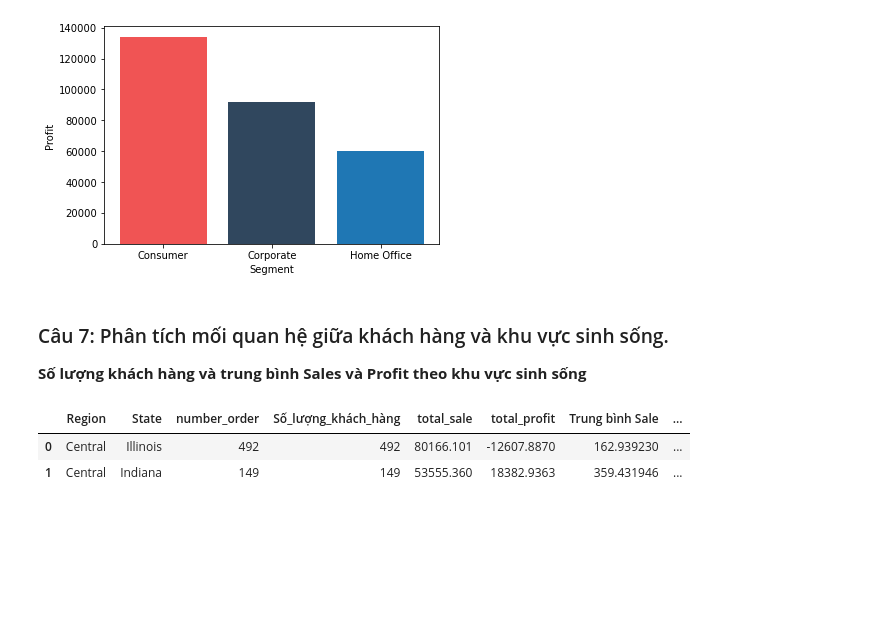
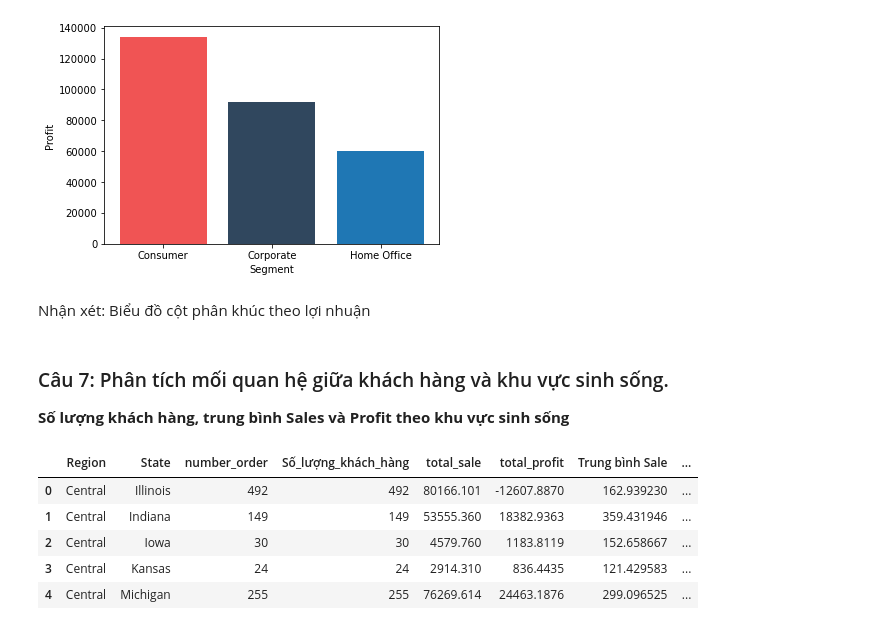
Before and after one commit to khangnl24112002/DataVisualization_Group02_Lab01, a Jupyter notebook: main.ipynb, the cells around one changed output. Saved outputs shown, nothing was run; the diff lists cells and outputs as text; code cells hidden in the pictures; blank space fills up the shorter version.

Commit message:
Add comment for sales and area

```diff
--- a/main.ipynb
+++ b/main.ipynb
@@ -662,23 +668,28 @@ segments_info[['Segment' , 'Profit']]
 Viz_Bar(segments_info , 'Segment' ,'Profit')
 # %% [output]
 [figure]
+# %% [markdown]
+Nhận xét: Biểu đồ cột phân khúc theo lợi nhuận
 # %% [markdown]
 ### Câu 7: Phân tích mối quan hệ giữa khách hàng và khu vực sinh sống.
 
-**Số lượng khách hàng và trung bình Sales và Profit theo khu vực sinh sống**
+**Số lượng khách hàng, trung bình Sales và Profit theo khu vực sinh sống**
 # %%
 data_3= df.groupby(['Region','State'], as_index=False).agg(
                                 number_order= ('Row ID','count'),
                                 Số_lượng_khách_hàng= ('Customer ID','count'),
                                 total_sale= ('Sales','sum'),
                                 total_profit= ('Profit','sum'))
 data_3['Trung bình Sale']= data_3['total_sale']/data_3['Số_lượng_khách_hàng']
 data_3['Trung bình Profit']= data_3['total_profit']/data_3['Số_lượng_khách_hàng']
-data_3.head(2)
+data_3.head()
 # %% [output]
 |  | Region | State | number_order | Số_lượng_khách_hàng | total_sale | total_profit | Trung bình Sale | ... |
 | 0 | Central | Illinois | 492 | 492 | 80166.101 | -12607.8870 | 162.939230 | ... |
 | 1 | Central | Indiana | 149 | 149 | 53555.360 | 18382.9363 | 359.431946 | ... |
+| 2 | Central | Iowa | 30 | 30 | 4579.760 | 1183.8119 | 152.658667 | ... |
+| 3 | Central | Kansas | 24 | 24 | 2914.310 | 836.4435 | 121.429583 | ... |
+| 4 | Central | Michigan | 255 | 255 | 76269.614 | 24463.1876 | 299.096525 | ... |
 # %%
 col_list= ['Trung bình Sale','Trung bình Profit']
 def customer_1(data_3,col):
```
Also changed, not shown: parts of 3 cells of this notebook.
